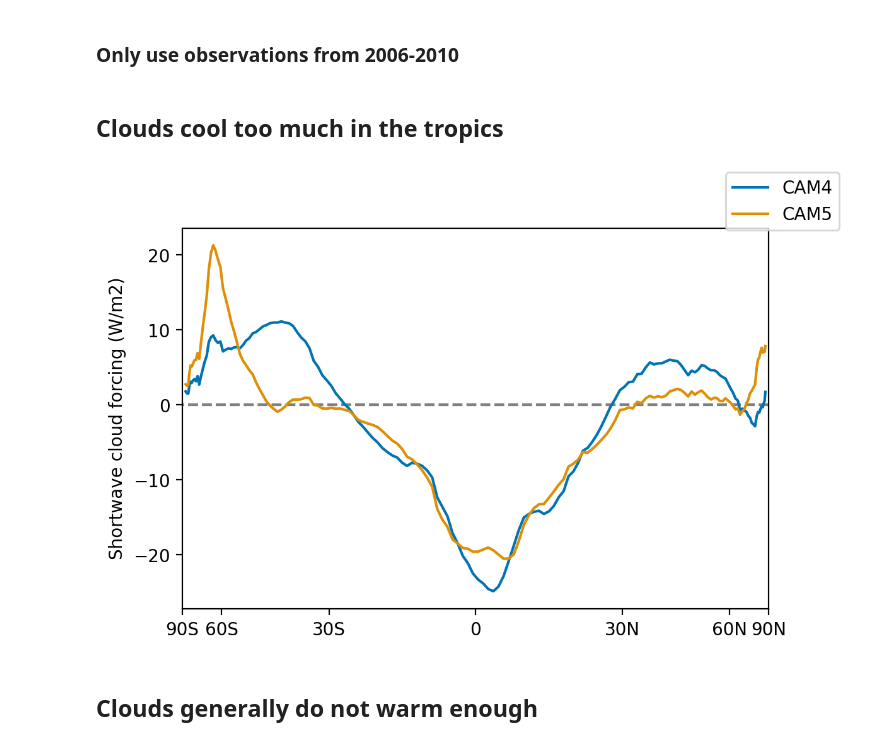
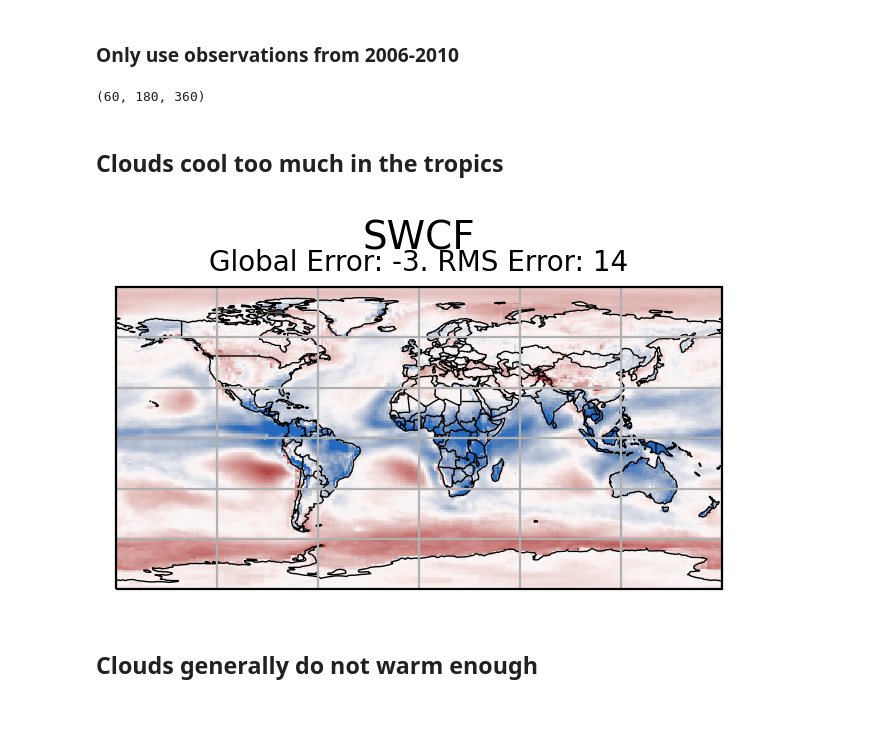
Before and after one commit to jshaw35/CESM2_analysis, a Jupyter notebook: CESM2_COSP/kay2012_fig1-cam6.ipynb, the cells around one changed output. Cells and saved outputs as stored; diff of their text form; code cells hidden in the pictures; blank space fills up the shorter version.

```diff
--- a/CESM2_COSP/kay2012_fig1-cam6.ipynb
+++ b/CESM2_COSP/kay2012_fig1-cam6.ipynb
@@ -81,9 +80,13 @@ ceres = fig5metric.ceres_data
+# %%
+ceres['SWCF'].shape
+# %% [output]
+(60, 180, 360)
 # %% [markdown]
 ## Clouds cool too much in the tropics
 # %%
-test3 = fig5metric.plot1D('SWCF',bias=True)
+test3 = cam5metric.plot2D('SWCF',bias=True)
 # %% [output]
-[figure, old version]
+[figure, new version]
 # %% [markdown]
 ## Clouds generally do not warm enough
 # %%
```
Also changed, not shown: parts of 2 cells of this notebook, 3 other files.
